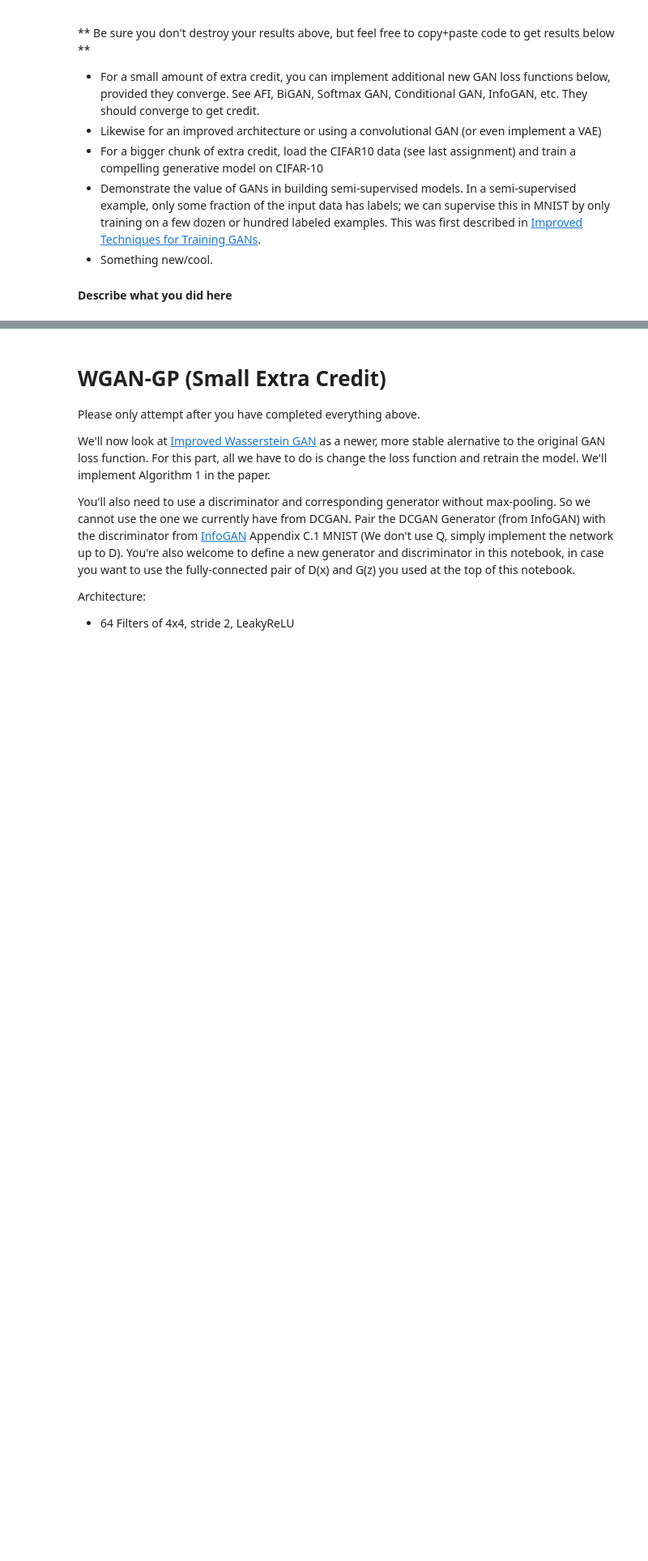
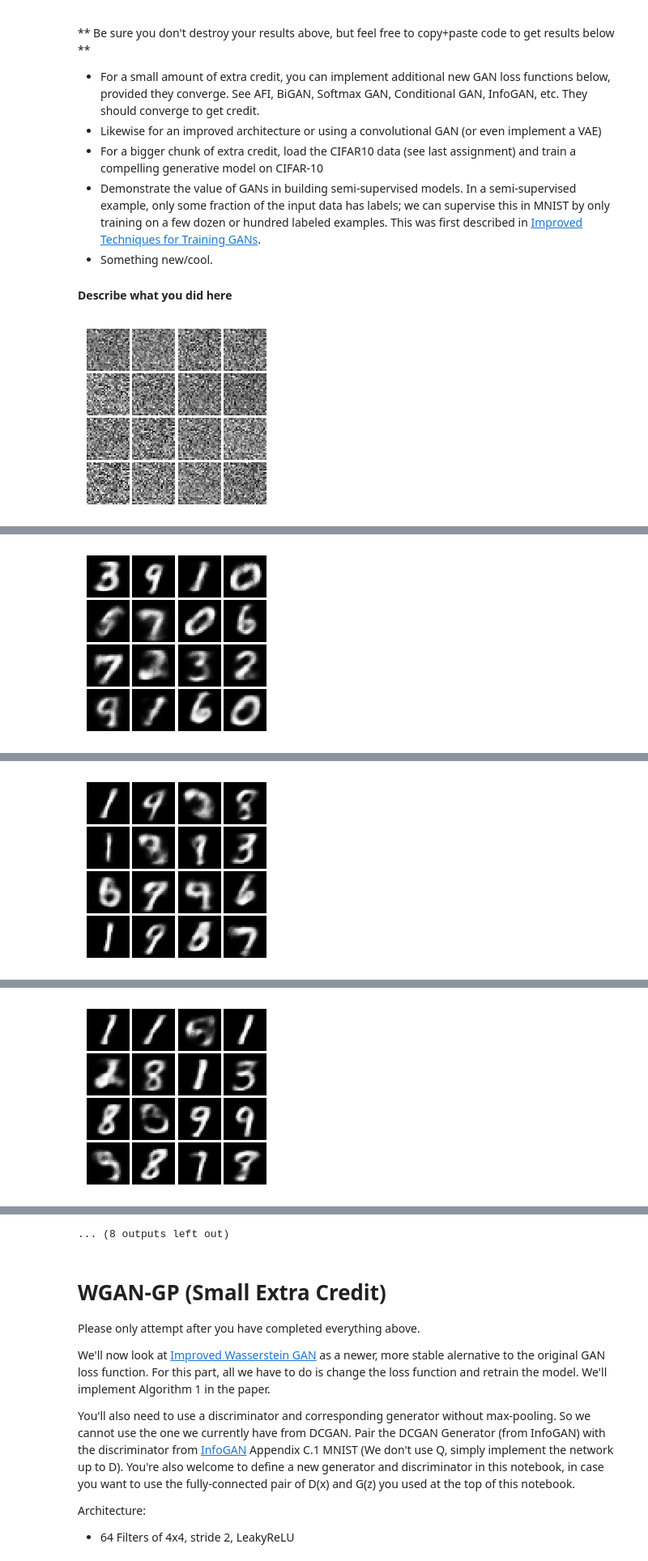
Before and after one commit to HenryLittle/cs231n, a Jupyter notebook: assignment3/GANs-TensorFlow.ipynb, the cells around one changed output, grey strips where cells are left out. Shown at 81% size. Drawn from its saved outputs; the diff is of its cells as text; code cells hidden in the pictures; blank space fills up the shorter version.

```diff
--- a/assignment3/GANs-TensorFlow.ipynb
+++ b/assignment3/GANs-TensorFlow.ipynb
@@ -696,0 +844,33 @@ What differences do you see between the DCGAN results and the original GAN resul
+# %%
+# build graph
+
+tf.reset_default_graph()
+
+batch_size = 128
+# our noise dimension
+noise_dim = 96
+
+# placeholders for images from the training dataset
+x = tf.placeholder(tf.float32, [None, 784])
+
+with tf.variable_scope("") as scope:
+    #scale images to be -1 to 1
+    z_mean, z_log_dev = vae_encoder(preprocess_img(x))
+    z = gaussianSample(z_mean, z_log_dev)
+    x_recon = vae_decoder(z)
+    scope.reuse_variables()
+    z_rand = tf.placeholder_with_default(tf.random_normal([24, z_dim]), shape=[24, z_dim], name="latent_in")
+    x_recon_latent = vae_decoder(z_rand)
+
+# Get the list of variables for the discriminator and generator
+En_vars = tf.get_collection(tf.GraphKeys.TRAINABLE_VARIABLES,'vae_encoder')
+De_vars = tf.get_collection(tf.GraphKeys.TRAINABLE_VARIABLES,'vae_decoder')
+
+var_list = En_vars.extend(De_vars)
+
+vae_solver = tf.train.AdamOptimizer(learning_rate=1e-3, beta1=0.5)
+vae_loss = get_vae_loss(x=x, x_recon=x_recon, z_log_stddev=z_log_dev, z_mean=z_mean)
+
+train_step = vae_solver.minimize(vae_loss, var_list=var_list)
+E_extra_step = tf.get_collection(tf.GraphKeys.UPDATE_OPS,'vae_encoder')
+D_extra_step = tf.get_collection(tf.GraphKeys.UPDATE_OPS,'vae_decoder')
@@ -696,0 +920,6 @@ What differences do you see between the DCGAN results and the original GAN resul
+# %%
+with get_session() as sess:
+    sess.run(tf.global_variables_initializer())
+    run_a_vae(sess,train_step,vae_loss,E_extra_step,D_extra_step,num_epoch=5)
+# %% [output]
+[figure, added]
@@ -696,0 +931 @@ What differences do you see between the DCGAN results and the original GAN resul
+[figure, added]
@@ -696,0 +937 @@ What differences do you see between the DCGAN results and the original GAN resul
+[figure, added]
@@ -696,0 +943 @@ What differences do you see between the DCGAN results and the original GAN resul
+[figure, added]
@@ -697,3 +961,4 @@ What differences do you see between the DCGAN results and the original GAN resul
+... (8 outputs left out)
 # %% [markdown]
 # WGAN-GP (Small Extra Credit)
 
```
Also changed, not shown: parts of 13 cells of this notebook.
